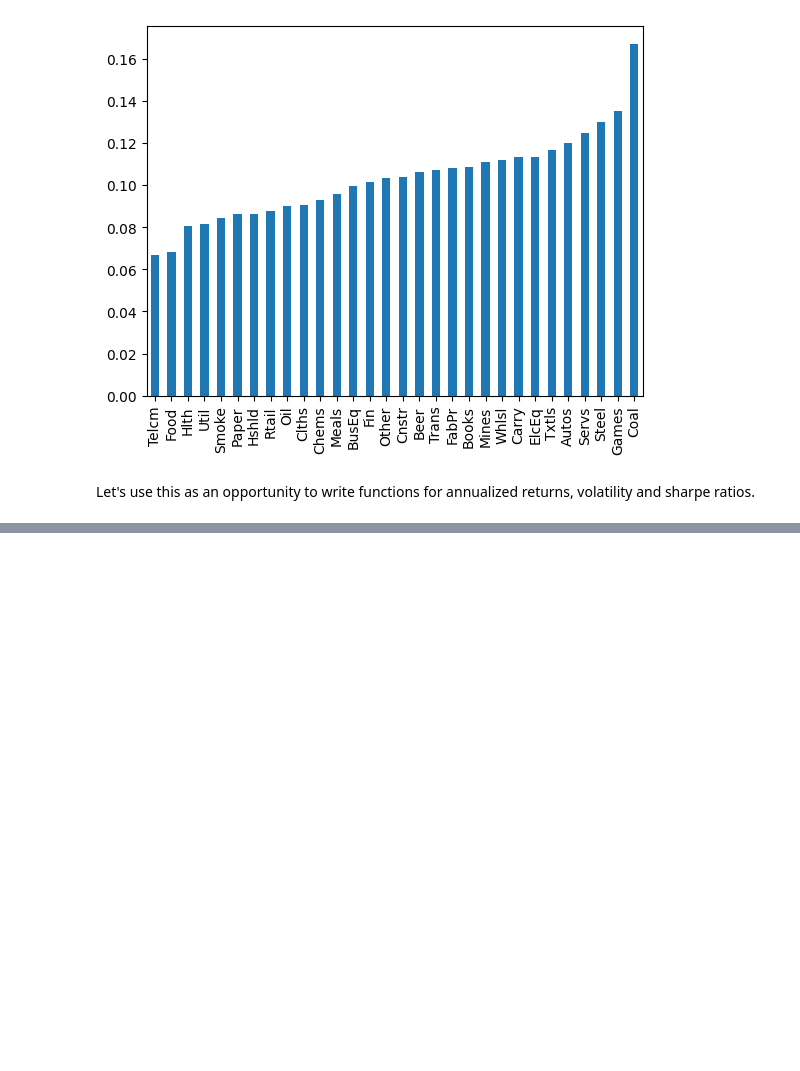
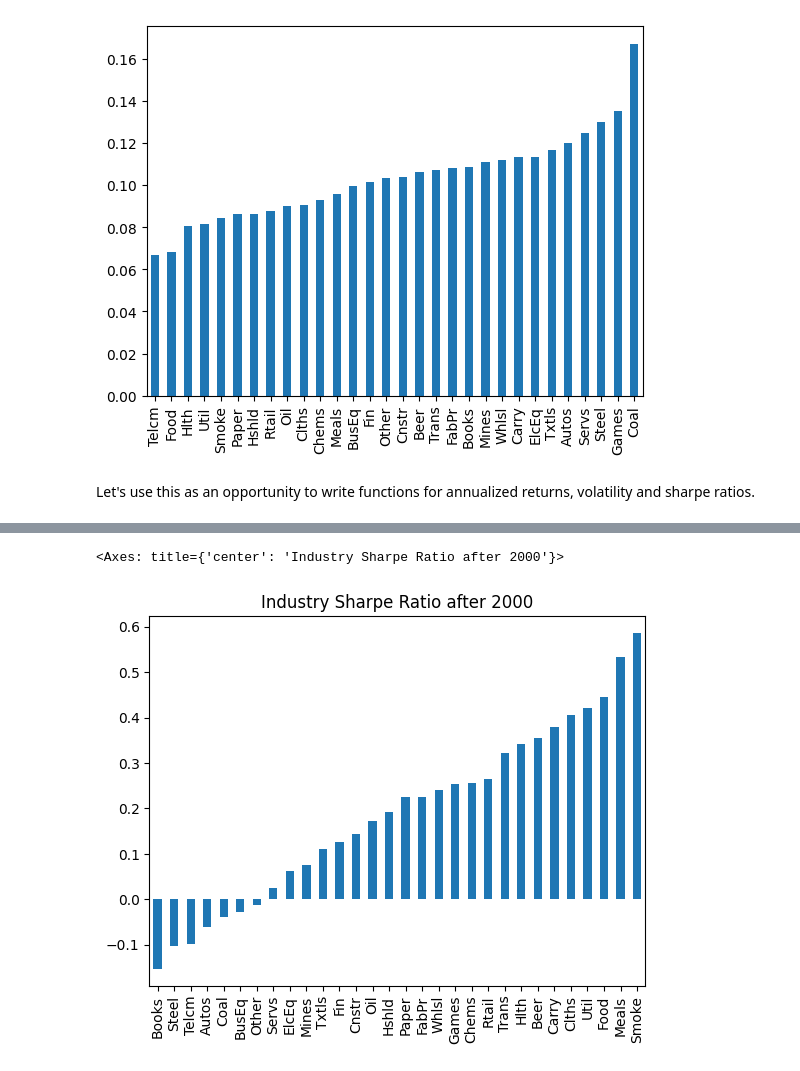
Before and after one commit to JoohanJin/portfolio_management_prac, a Jupyter notebook: lib/7_efficient_frontier_part_1.ipynb, the cells around one changed output, grey strips where cells are left out. Cells and saved outputs as stored; diff of their text form; code cells hidden in the pictures; blank space fills up the shorter version.

```diff
--- a/lib/7_efficient_frontier_part_1.ipynb
+++ b/lib/7_efficient_frontier_part_1.ipynb
@@ -147,0 +196,5 @@ a.shape
+# %%
+port.sharpe_ratio(ind['2000':], 0.03, 12).sort_values().plot.bar(title="Industry Sharpe Ratio after 2000")
+# %% [output]
+<Axes: title={'center': 'Industry Sharpe Ratio after 2000'}>
+[figure, added]
```
Also changed, not shown: parts of 10 cells of this notebook, 1 other file.
